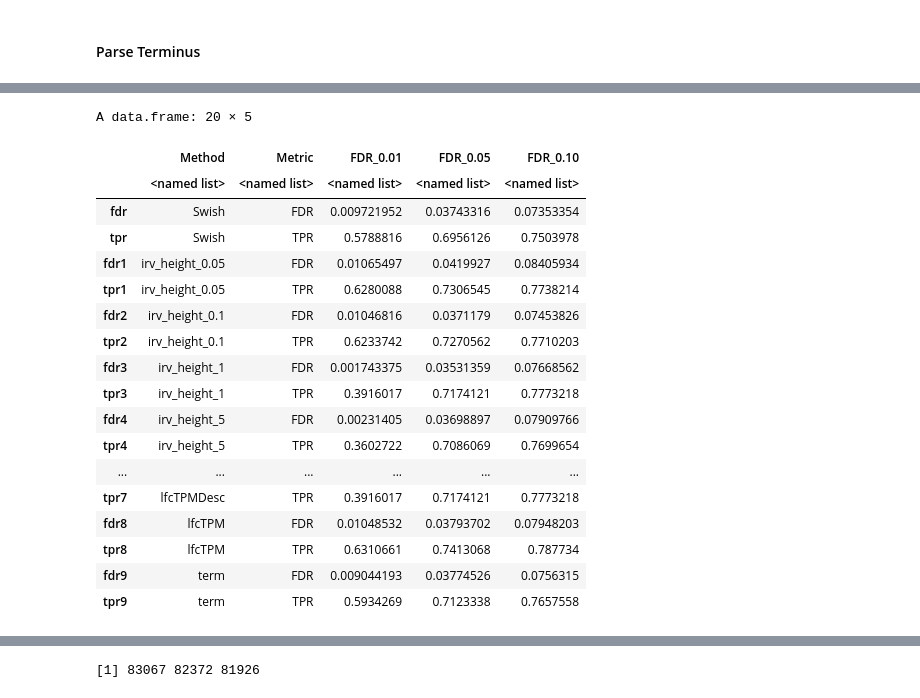
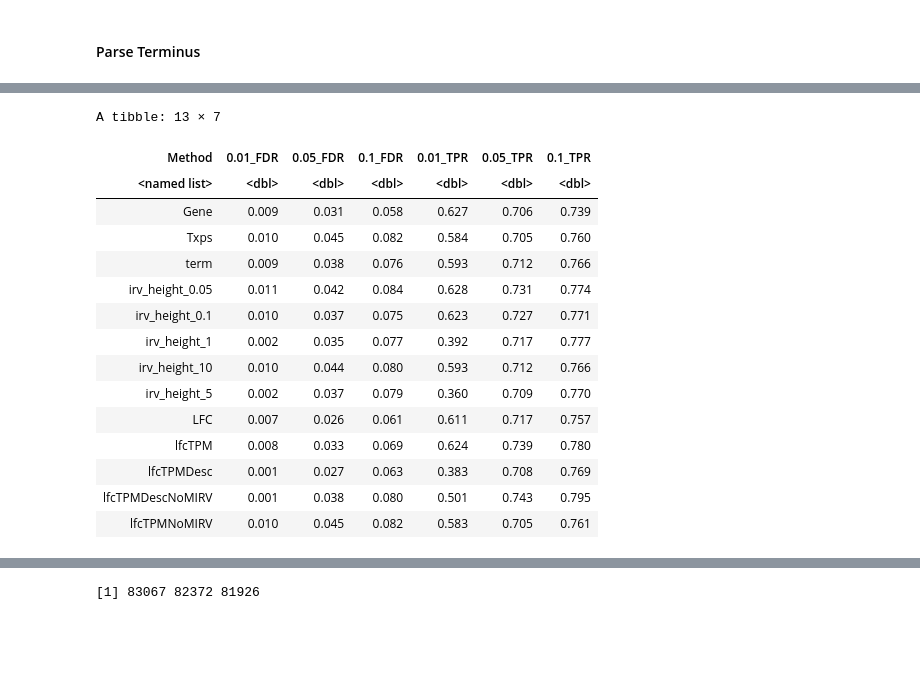
Before and after one commit to NPSDC/treeTerminusScripts, a Jupyter notebook: brain_simulation_nodtu/mode=gc_bias/post_type=gibbs_nrep=100_tf=100/tree_analysis/DE/DE_Cons.ipynb, the cells around one changed output, grey strips where cells are left out. Drawn from its saved outputs; the diff is of its cells as text; code cells hidden in the pictures; blank space fills up the shorter version.

```diff
--- a/brain_simulation_nodtu/mode=gc_bias/post_type=gibbs_nrep=100_tf=100/tree_analysis/DE/DE_Cons.ipynb
+++ b/brain_simulation_nodtu/mode=gc_bias/post_type=gibbs_nrep=100_tf=100/tree_analysis/DE/DE_Cons.ipynb
@@ -206,7 +288,7 @@ negNodes[["lfcTPM"]] <- lapply(c(0.01, 0.05, 0.1), function(x) {
 df <- data.frame(Method=character(), Metric=character(), FDR_0.01 = numeric(), FDR_0.05 = numeric(), FDR_0.10 = numeric())
 for(n in names(detNodes))
 {
-    if(n!="term") {
+    if(!n%in%c("term", "Genes")) {
         print(n)
         stats <-  sapply(seq_along(detNodes[[n]]), function(i) computeMetOut(detNodes[[n]][[i]], logFCNodes, tree = tree, negNodes = negNodes[[n]][[i]], lfcThresh = rootFC))
         colnames(stats) <- colnames(df)[c(3:5)]
@@ -279,15 +361,15 @@ yAggTermThrNS <- labelKeep(yAggTermThrNS)
 set.seed(1)
 yAggTermThrNS <- swish(yAggTermThrNS, x="condition")
 # %%
-detNodes[["term"]] <- lapply(c(0.01, 0.05, 0.1), function(x) {
-        nodes <- rownames(yAggTermThrNS)[which(mcols(yAggTermThrNS)[,"qvalue"] <= x)]
-        match(nodes, names(logFCNodesTerm))
-    })
-negNodes[["term"]] <- lapply(c(0.01, 0.05, 0.1), function(x) {
-        nodes <- rownames(yAggTermThrNS)[setdiff(seq(nrow(yAggTermThrNS)),
-                                                 which(mcols(yAggTermThrNS)[,"qvalue"] <= x))]
-        match(nodes, names(logFCNodesTerm))
-    })
+# detNodes[["term"]] <- lapply(c(0.01, 0.05, 0.1), function(x) {
+#         nodes <- rownames(yAggTermThrNS)[which(mcols(yAggTermThrNS)[,"qvalue"] <= x)]
+#         match(nodes, names(logFCNodesTerm))
+#     })
+# negNodes[["term"]] <- lapply(c(0.01, 0.05, 0.1), function(x) {
+#         nodes <- rownames(yAggTermThrNS)[setdiff(seq(nrow(yAggTermThrNS)),
+#                                                  which(mcols(yAggTermThrNS)[,"qvalue"] <= x))]
+#         match(nodes, names(logFCNodesTerm))
+#     })
 stats <-  sapply(seq_along(detNodes[["term"]]), function(i) computeMetOut(detNodes[["term"]][[i]],
                                                                           logFCNodesTerm, tree = NULL,
                                                                           negNodes = negNodes[["term"]][[i]],
@@ -314,0 +397,13 @@ df <- rbind(df, stats)
+# %%
+dg <- union(dge.genes, dte.genes)
+length(dg)
+sum(dg %in% rownames(gse))
+dg <- intersect(dg, rownames(gse))
+tG <- match(dg, rownames(gse))
+length(tG)
+stats <- sapply(detNodes[["Genes"]], function(genes) {
+    computeTPFP(tG, genes, seq(nrow(gse)), seq(nrow(gse)))
+})
+colnames(stats) <- colnames(df)[c(3:5)]
+stats <- cbind(Method=rep("Gene",2), Metric = c("FDR", "TPR"), stats)
+df <- rbind(df, stats)
@@ -315,24 +419,29 @@ df <- rbind(df, stats)
 # %%
-df
+suppressPackageStartupMessages(library(tidyr))
+dfA <- df %>% pivot_wider(names_from = Metric, values_from = c(3:5))
+dfA <- dfA[,c(1,seq(2,7,2),seq(3,7,2))]
+colnames(dfA)[c(2:7)] <- as.vector(outer(c(0.01,0.05,0.1), c("FDR","TPR"), function(x,y) paste(x,y,sep="_")))
+for(i in seq(ncol(dfA)-1))
+    dfA[,i+1] <- round(as.numeric(unlist(dfA[,i+1])),3)
+dfA <- dfA[order(unlist(dfA$Method)),]
+r <- nrow(dfA)
+dfA[c(1, r, r-1, 2:(r-2)),]
 # %% [output]
-A data.frame: 20 × 5
+A tibble: 13 × 7
-|  | Method | Metric | FDR_0.01 | FDR_0.05 | FDR_0.10 |
-|  | <named list> | <named list> | <named list> | <named list> | <named list> |
-| fdr | Swish | FDR | 0.009721952 | 0.03743316 | 0.07353354 |
-| tpr | Swish | TPR | 0.5788816 | 0.6956126 | 0.7503978 |
-| fdr1 | irv_height_0.05 | FDR | 0.01065497 | 0.0419927 | 0.08405934 |
-| tpr1 | irv_height_0.05 | TPR | 0.6280088 | 0.7306545 | 0.7738214 |
-| fdr2 | irv_height_0.1 | FDR | 0.01046816 | 0.0371179 | 0.07453826 |
-| tpr2 | irv_height_0.1 | TPR | 0.6233742 | 0.7270562 | 0.7710203 |
-| fdr3 | irv_height_1 | FDR | 0.001743375 | 0.03531359 | 0.07668562 |
-| tpr3 | irv_height_1 | TPR | 0.3916017 | 0.7174121 | 0.7773218 |
-| fdr4 | irv_height_5 | FDR | 0.00231405 | 0.03698897 | 0.07909766 |
-| tpr4 | irv_height_5 | TPR | 0.3602722 | 0.7086069 | 0.7699654 |
-| ... | ... | ... | ... | ... | ... |
-| tpr7 | lfcTPMDesc | TPR | 0.3916017 | 0.7174121 | 0.7773218 |
-| fdr8 | lfcTPM | FDR | 0.01048532 | 0.03793702 | 0.07948203 |
-| tpr8 | lfcTPM | TPR | 0.6310661 | 0.7413068 | 0.787734 |
-| fdr9 | term | FDR | 0.009044193 | 0.03774526 | 0.0756315 |
-| tpr9 | term | TPR | 0.5934269 | 0.7123338 | 0.7657558 |
+| Method | 0.01_FDR | 0.05_FDR | 0.1_FDR | 0.01_TPR | 0.05_TPR | 0.1_TPR |
+| <named list> | <dbl> | <dbl> | <dbl> | <dbl> | <dbl> | <dbl> |
+| Gene | 0.009 | 0.031 | 0.058 | 0.627 | 0.706 | 0.739 |
+| Txps | 0.010 | 0.045 | 0.082 | 0.584 | 0.705 | 0.760 |
+| term | 0.009 | 0.038 | 0.076 | 0.593 | 0.712 | 0.766 |
+| irv_height_0.05 | 0.011 | 0.042 | 0.084 | 0.628 | 0.731 | 0.774 |
+| irv_height_0.1 | 0.010 | 0.037 | 0.075 | 0.623 | 0.727 | 0.771 |
+| irv_height_1 | 0.002 | 0.035 | 0.077 | 0.392 | 0.717 | 0.777 |
+| irv_height_10 | 0.010 | 0.044 | 0.080 | 0.593 | 0.712 | 0.766 |
+| irv_height_5 | 0.002 | 0.037 | 0.079 | 0.360 | 0.709 | 0.770 |
+| LFC | 0.007 | 0.026 | 0.061 | 0.611 | 0.717 | 0.757 |
+| lfcTPM | 0.008 | 0.033 | 0.069 | 0.624 | 0.739 | 0.780 |
+| lfcTPMDesc | 0.001 | 0.027 | 0.063 | 0.383 | 0.708 | 0.769 |
+| lfcTPMDescNoMIRV | 0.001 | 0.038 | 0.080 | 0.501 | 0.743 | 0.795 |
+| lfcTPMNoMIRV | 0.010 | 0.045 | 0.082 | 0.583 | 0.705 | 0.761 |
 # %%
 saveDir <- "environment/brain_sim_nodtu/mode=gc_bias/post_type=gibbs_nrep=100_tf=100/comp_trees/DE"
```
Also changed, not shown: parts of 28 cells of this notebook, 20 other files.
